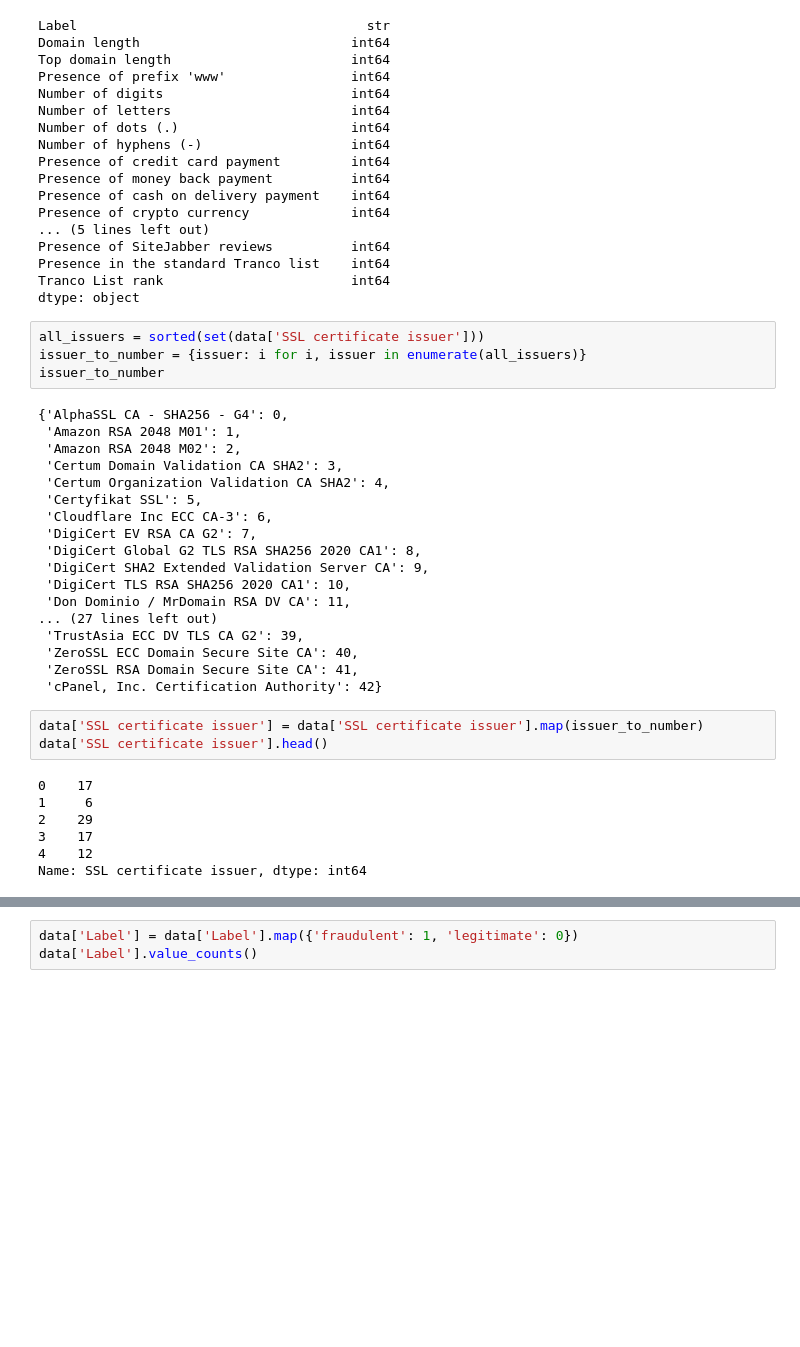
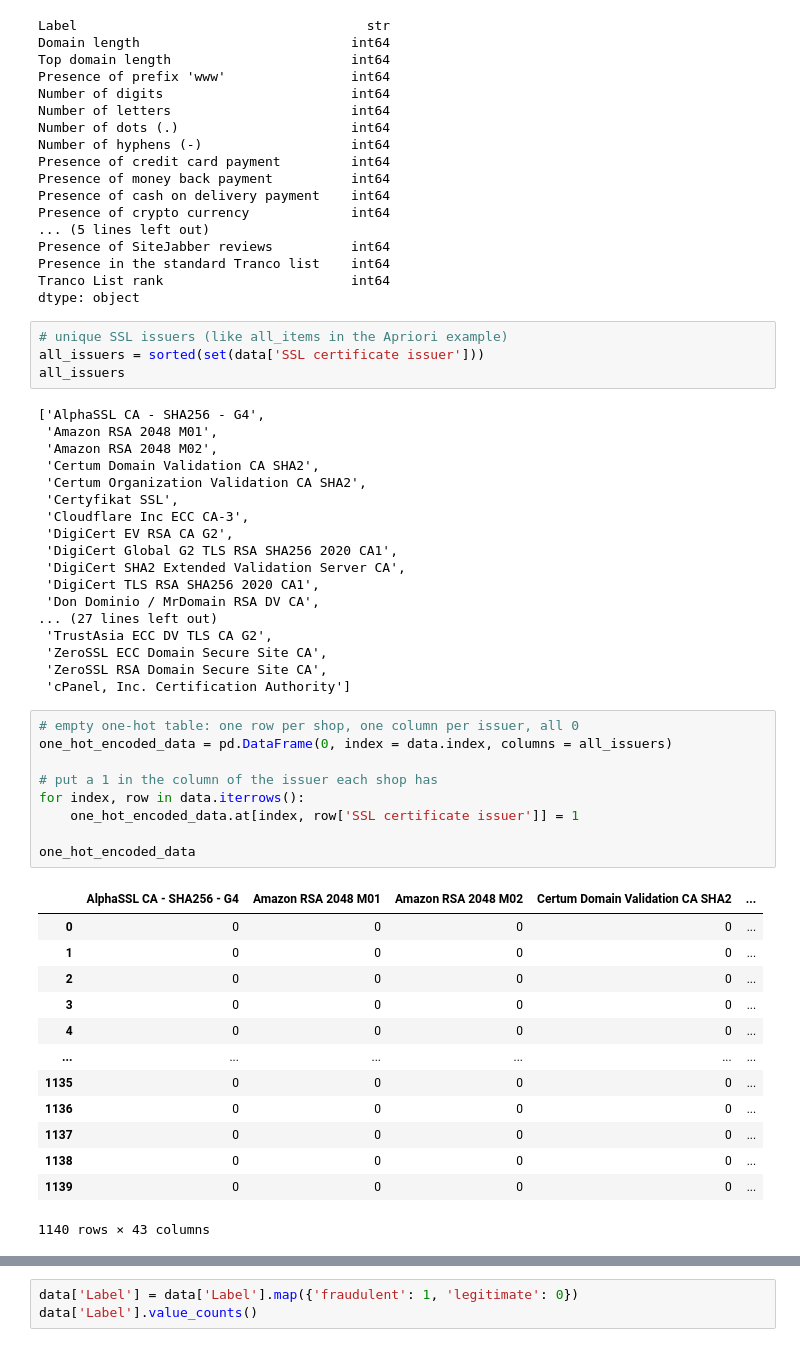
Before and after one commit to genbautista/DataMining, a Jupyter notebook: FraudulentDataset2.ipynb, the cells around one changed output, grey strips where cells are left out. Cells and saved outputs as stored; diff of their text form; blank space fills up the shorter version.

```diff
--- a/FraudulentDataset2.ipynb
+++ b/FraudulentDataset2.ipynb
@@ -120,34 +121,47 @@ Presence in the standard Tranco list    int64
 Tranco List rank                        int64
 dtype: object
 # %%
+# unique SSL issuers (like all_items in the Apriori example)
 all_issuers = sorted(set(data['SSL certificate issuer']))
-issuer_to_number = {issuer: i for i, issuer in enumerate(all_issuers)}
-issuer_to_number
+all_issuers
 # %% [output]
-{'AlphaSSL CA - SHA256 - G4': 0,
- 'Amazon RSA 2048 M01': 1,
- 'Amazon RSA 2048 M02': 2,
- 'Certum Domain Validation CA SHA2': 3,
- 'Certum Organization Validation CA SHA2': 4,
- 'Certyfikat SSL': 5,
- 'Cloudflare Inc ECC CA-3': 6,
- 'DigiCert EV RSA CA G2': 7,
- 'DigiCert Global G2 TLS RSA SHA256 2020 CA1': 8,
- 'DigiCert SHA2 Extended Validation Server CA': 9,
- 'DigiCert TLS RSA SHA256 2020 CA1': 10,
- 'Don Dominio / MrDomain RSA DV CA': 11,
+['AlphaSSL CA - SHA256 - G4',
+ 'Amazon RSA 2048 M01',
+ 'Amazon RSA 2048 M02',
+ 'Certum Domain Validation CA SHA2',
+ 'Certum Organization Validation CA SHA2',
+ 'Certyfikat SSL',
+ 'Cloudflare Inc ECC CA-3',
+ 'DigiCert EV RSA CA G2',
+ 'DigiCert Global G2 TLS RSA SHA256 2020 CA1',
+ 'DigiCert SHA2 Extended Validation Server CA',
+ 'DigiCert TLS RSA SHA256 2020 CA1',
+ 'Don Dominio / MrDomain RSA DV CA',
 ... (27 lines left out)
- 'TrustAsia ECC DV TLS CA G2': 39,
- 'ZeroSSL ECC Domain Secure Site CA': 40,
- 'ZeroSSL RSA Domain Secure Site CA': 41,
- 'cPanel, Inc. Certification Authority': 42}
+ 'TrustAsia ECC DV TLS CA G2',
+ 'ZeroSSL ECC Domain Secure Site CA',
+ 'ZeroSSL RSA Domain Secure Site CA',
+ 'cPanel, Inc. Certification Authority']
 # %%
-data['SSL certificate issuer'] = data['SSL certificate issuer'].map(issuer_to_number)
-data['SSL certificate issuer'].head()
+# empty one-hot table: one row per shop, one column per issuer, all 0
+one_hot_encoded_data = pd.DataFrame(0, index = data.index, columns = all_issuers)
+
+# put a 1 in the column of the issuer each shop has
+for index, row in data.iterrows():
+    one_hot_encoded_data.at[index, row['SSL certificate issuer']] = 1
+
+one_hot_encoded_data
 # %% [output]
+|  | AlphaSSL CA - SHA256 - G4 | Amazon RSA 2048 M01 | Amazon RSA 2048 M02 | Certum Domain Validation CA SHA2 | ... |
+| 0 | 0 | 0 | 0 | 0 | ... |
+| 1 | 0 | 0 | 0 | 0 | ... |
+| 2 | 0 | 0 | 0 | 0 | ... |
+| 3 | 0 | 0 | 0 | 0 | ... |
+| 4 | 0 | 0 | 0 | 0 | ... |
+| ... | ... | ... | ... | ... | ... |
+| 1135 | 0 | 0 | 0 | 0 | ... |
+| 1136 | 0 | 0 | 0 | 0 | ... |
+| 1137 | 0 | 0 | 0 | 0 | ... |
+| 1138 | 0 | 0 | 0 | 0 | ... |
+| 1139 | 0 | 0 | 0 | 0 | ... |
-0    17
-1     6
-2    29
-3    17
-4    12
-Name: SSL certificate issuer, dtype: int64
+1140 rows × 43 columns
```
Also changed, not shown: parts of 14 cells of this notebook.
